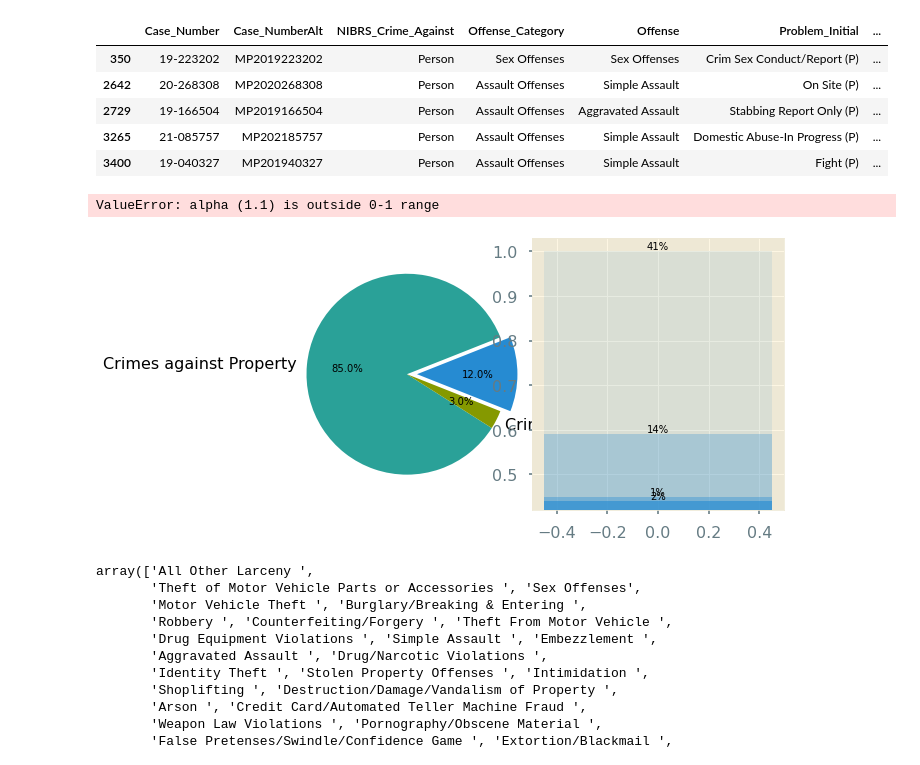
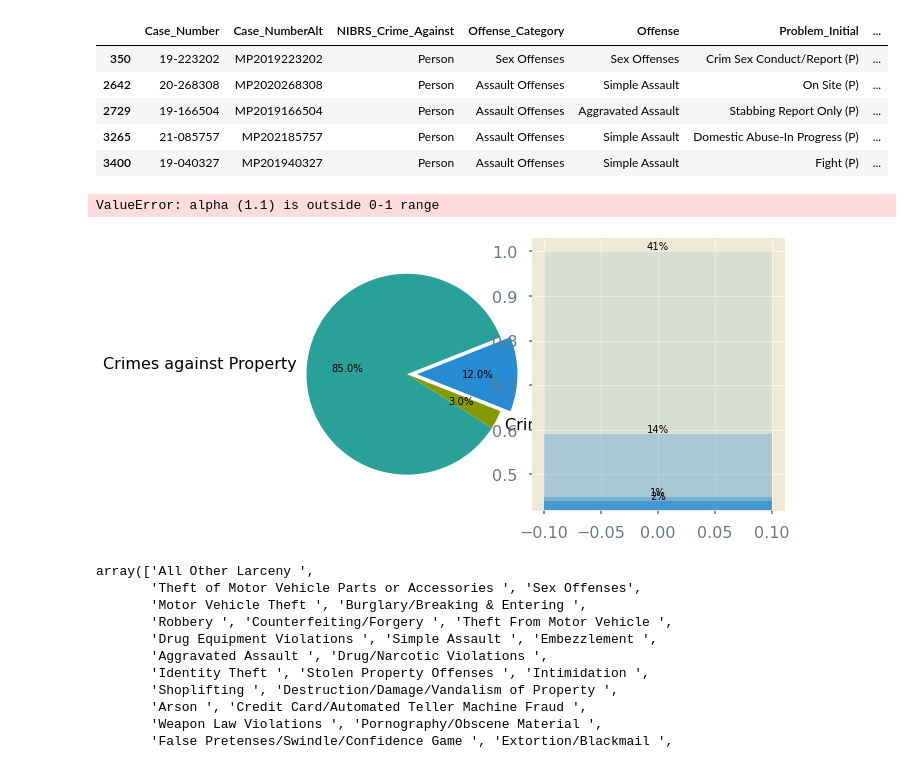
Before and after one commit to chrisolwell/MPLSCrime, a Jupyter notebook: mplsCrime.ipynb, the cells around one changed output. Saved outputs shown, nothing was run; the diff lists cells and outputs as text; code cells hidden in the pictures.

Commit message:
banging my head against a bar of pie graph.

```diff
--- a/mplsCrime.ipynb
+++ b/mplsCrime.ipynb
@@ -552,7 +552,8 @@ wedges, *_ = ax1.pie(overall_ratios, autopct='%1.1f%%', startangle=angle,
 age_ratios = [.20, .22, .02, .01, .14, .41]
 age_labels = ['Agg. Assault', 'Intimidation', 'Kiddnapping', 'Murder/Homicide', "Sex Offense", "Simple Assault"]
 bottom = 1
-width = .9
+width = .2
+
 # Adding from the top matches the legend.
 for j, (height, label) in enumerate(reversed([*zip(age_ratios, age_labels)])):
     bottom -= height
@@ -565,34 +566,34 @@ ax2.legend()
 ax2.axis('off')
 ax2.set_xlim(- 2.5 * width, 2.5 * width)
 
 # use ConnectionPatch to draw lines between the two plots
 theta1, theta2 = wedges[0].theta1, wedges[0].theta2
 center, r = wedges[0].center, wedges[0].r
 bar_height = sum(age_ratios)
 
 # draw top connecting line
 x = r * np.cos(np.pi / 180 * theta2) + center[0]
 y = r * np.sin(np.pi / 180 * theta2) + center[1]
 con = ConnectionPatch(xyA=(-width / 2, bar_height), coordsA=ax2.transData,
                       xyB=(x, y), coordsB=ax1.transData)
 con.set_color([0, 0, 0])
 con.set_linewidth(1)
 ax2.add_artist(con)
 
 # draw bottom connecting line
 x = r * np.cos(np.pi / 180 * theta1) + center[0]
 y = r * np.sin(np.pi / 180 * theta1) + center[1]
 con = ConnectionPatch(xyA=(-width / 2, 0), coordsA=ax2.transData,
                       xyB=(x, y), coordsB=ax1.transData)
 con.set_color([0, 0, 0])
 ax2.add_artist(con)
 con.set_linewidth(1)
 
 plt.savefig("exploding_crime_standish.png")
 plt.show()
 # %% [output]
 ValueError: alpha (1.1) is outside 0-1 range
-[figure, old version]
+[figure, new version]
 # %%
 standish_df.Offense.unique()
 # %% [output]
```
Also changed, not shown: 1 other file.
